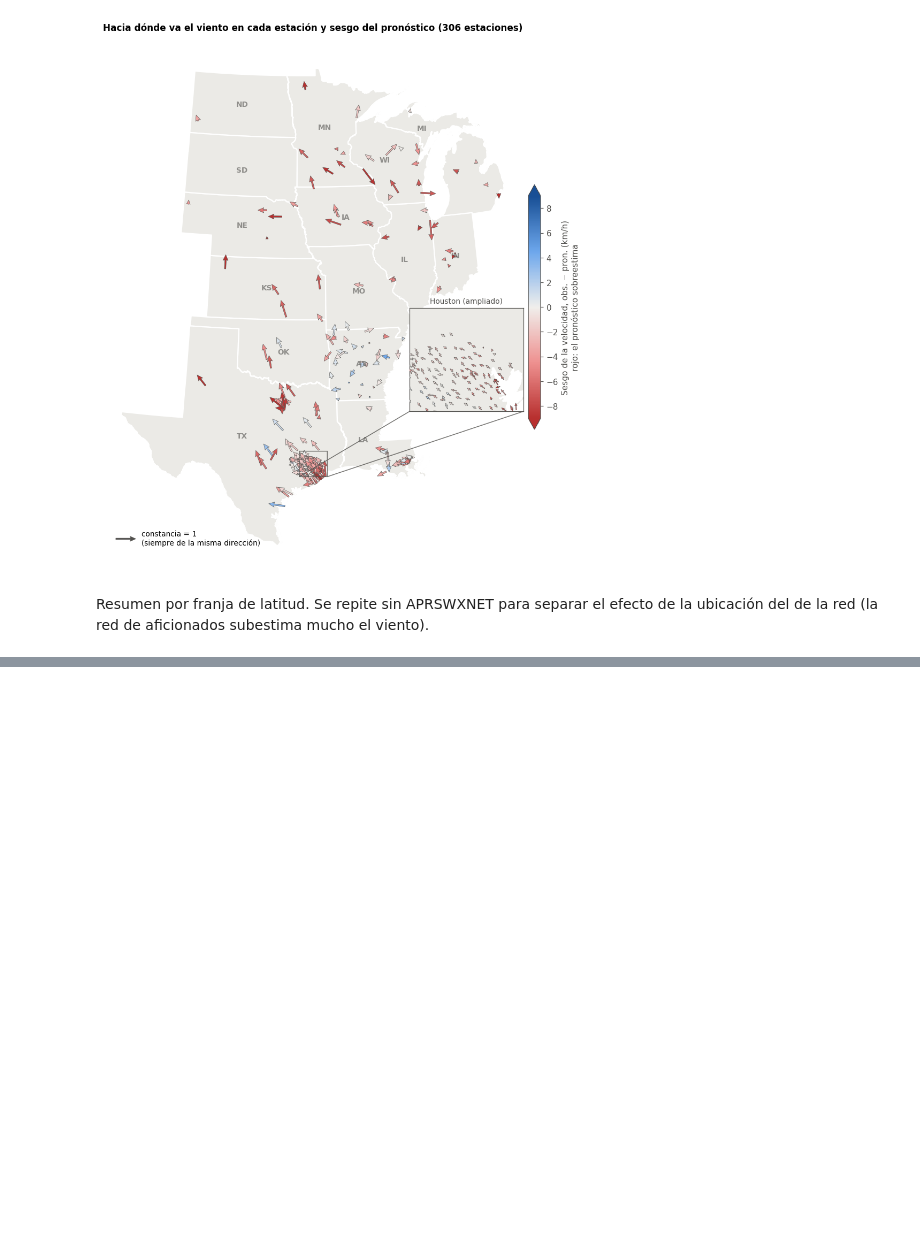
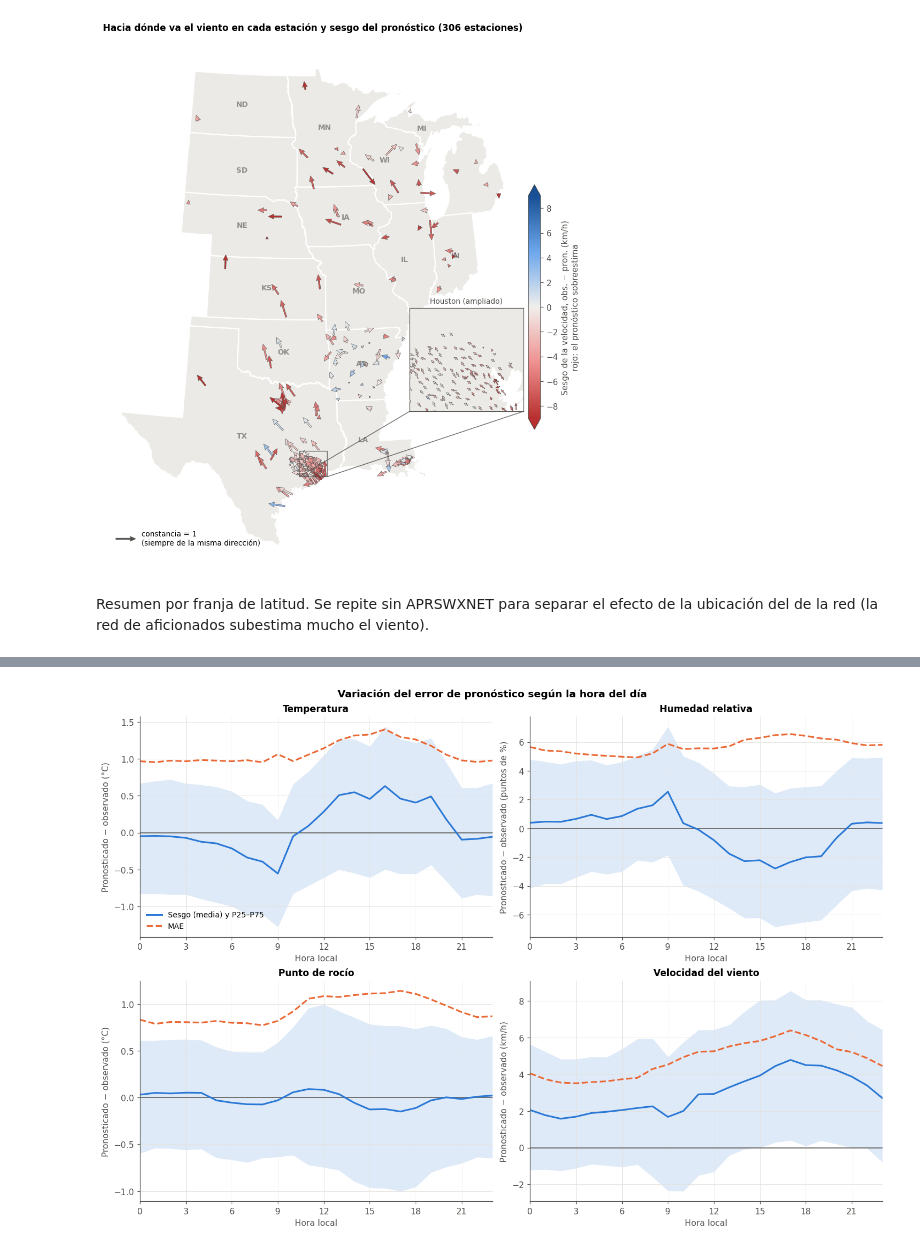
Before and after one commit to franconieto3/TPI_Taller_analisis_de_datos, a Jupyter notebook: notebooks/relaciones-bivariadas.ipynb, the cells around one changed output, grey strips where cells are left out. Saved outputs shown, nothing was run; the diff lists cells and outputs as text; code cells hidden in the pictures; blank space fills up the shorter version.

```diff
--- a/notebooks/relaciones-bivariadas.ipynb
+++ b/notebooks/relaciones-bivariadas.ipynb
@@ -717,0 +792,16 @@ tabla_viento_franja
+# %%
+fig, axes = plt.subplots(2, 2, figsize=(13, 9), constrained_layout=True)
+for ax, (nombre, unidad, *_) in zip(axes.flat, ERRORES):
+    col = f'error_{nombre}'
+    ax.axhline(0, color=GRIS_TEXTO, lw=1)
+    banda_por_hora(ax, mp, col, AZUL, 'Sesgo (media) y P25–P75')
+    mae_hora = mp[col].abs().groupby(mp['hora_local']).mean()
+    ax.plot(mae_hora.index, mae_hora.values, color=NARANJA, lw=2, ls='--', label='MAE')
+    ax.set(title=nombre, xlabel='Hora local', ylabel=f'Pronosticado − observado ({unidad})',
+           xticks=range(0, 24, 3), xlim=(0, 23))
+axes[0, 0].legend(frameon=False, loc='lower left', fontsize=9)
+fig.suptitle('Variación del error de pronóstico según la hora del día', fontweight='bold')
+figuras['09_error_por_hora'] = fig
+plt.show()
+# %% [output]
+[figure, added]
```
Also changed, not shown: parts of 14 cells of this notebook.
